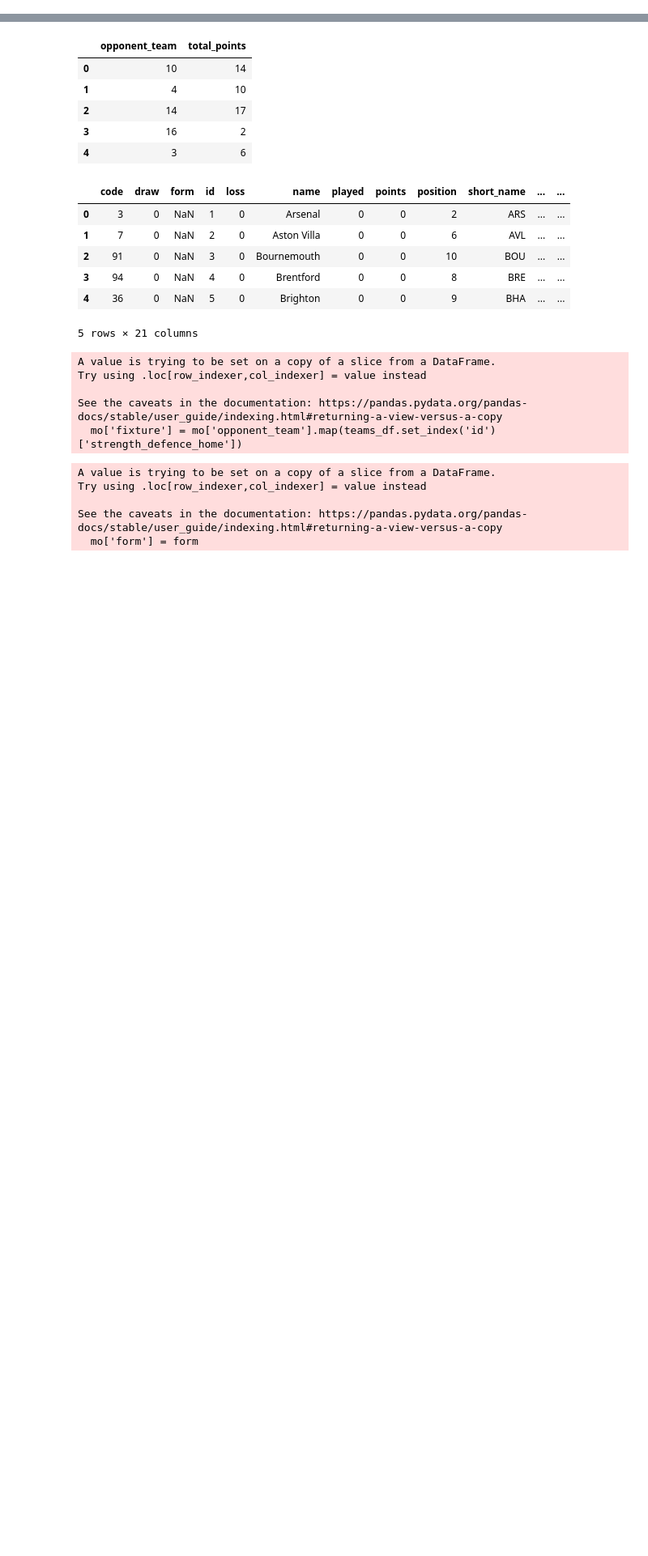
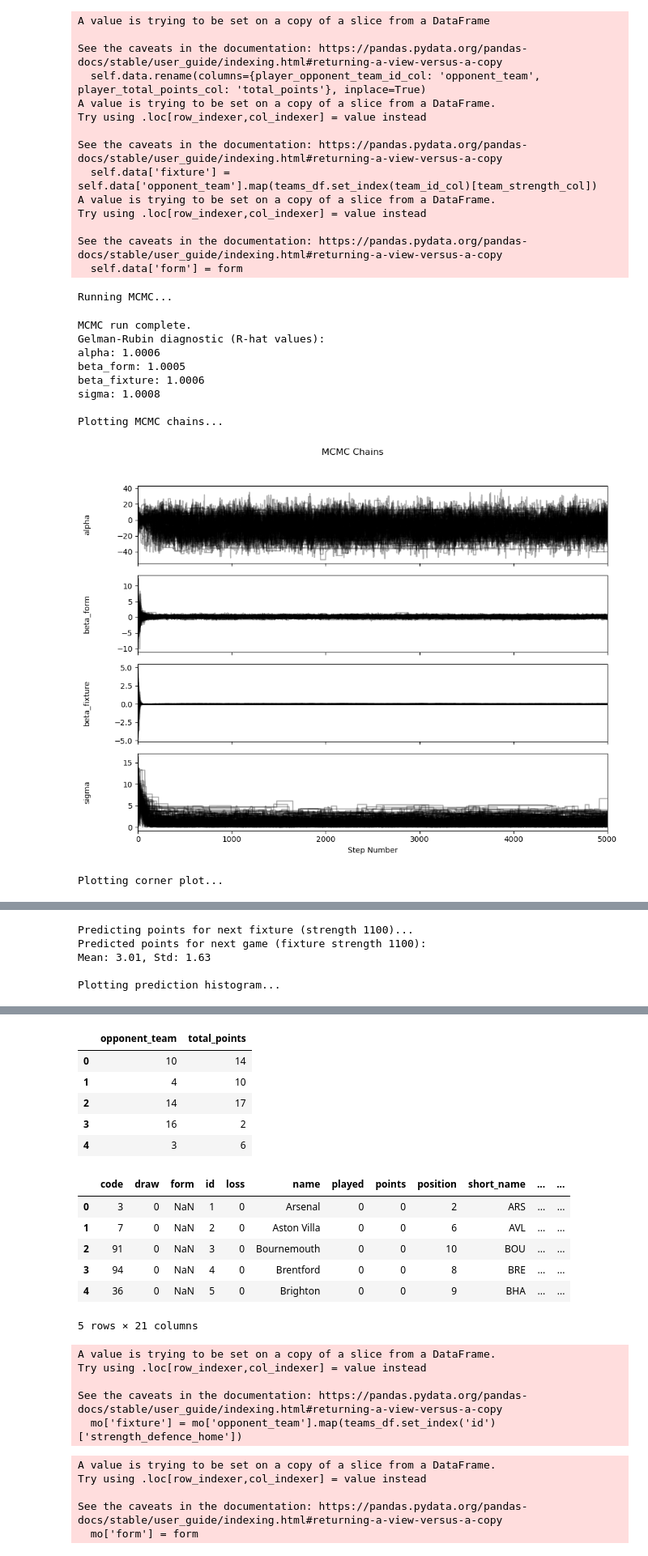
Before and after one commit to ctmurphey/bayesian-fpl, a Jupyter notebook: BayesianFPL.ipynb, the cells around one changed output, grey strips where cells are left out. Shown at 81% size. Drawn from its saved outputs; the diff is of its cells as text; code cells hidden in the pictures; blank space fills up the shorter version.

```diff
--- a/BayesianFPL.ipynb
+++ b/BayesianFPL.ipynb
@@ -3,3 +3,60 @@ import pandas as pd
 import numpy as np
 import matplotlib.pyplot as plt
 import emcee
+# %%
+from fpl_functions import player
+
+# --- Example using the player class ---
+
+
+player = player(gw_data_path='/Users/nasserm/Documents/vscode/lsstda/bayesian-fpl/Fantasy-Premier-League/data/2024-25/players/Justin_Kluivert_71/gw.csv', teams_data_path='teams.csv')
+
+print("\nRunning MCMC...")
+player.run_mcmc(n_steps=5000, n_burnin=1000, progress=True) # Using parameters from your notebook
+
+# 3. Plot the MCMC chains
+print("\nPlotting MCMC chains...")
+player.plot_chains()
+
+# 4. Plot the corner plot
+print("\nPlotting corner plot...")
+player.plot_corner()
+
+next_fixture_strength_example = 1100
+print(f"\nPredicting points for next fixture (strength {next_fixture_strength_example})...")
+mean_pts, std_pts, predicted_samples = player.predict_points(next_fixture_strength=next_fixture_strength_example, n_draws=1000)
+
+if predicted_samples is not None:
+    # 6. Plot the prediction histogram
+    print("\nPlotting prediction histogram...")
+    player.plot_prediction_histogram(predicted_samples, player_name="")
+
+    # You can save these predicted points if needed
+    # np.savetxt('predicted_points_haaland_class.csv', predicted_samples, delimiter=',')
+    # print(f"\nPredicted points saved to 'predicted_points_haaland_class.csv'")
+# %% [output]
+A value is trying to be set on a copy of a slice from a DataFrame
+
+See the caveats in the documentation: https://pandas.pydata.org/pandas-docs/stable/user_guide/indexing.html#returning-a-view-versus-a-copy
+  self.data.rename(columns={player_opponent_team_id_col: 'opponent_team', player_total_points_col: 'total_points'}, inplace=True)
+A value is trying to be set on a copy of a slice from a DataFrame.
+Try using .loc[row_indexer,col_indexer] = value instead
+
+See the caveats in the documentation: https://pandas.pydata.org/pandas-docs/stable/user_guide/indexing.html#returning-a-view-versus-a-copy
+  self.data['fixture'] = self.data['opponent_team'].map(teams_df.set_index(team_id_col)[team_strength_col])
+A value is trying to be set on a copy of a slice from a DataFrame.
+Try using .loc[row_indexer,col_indexer] = value instead
+
+See the caveats in the documentation: https://pandas.pydata.org/pandas-docs/stable/user_guide/indexing.html#returning-a-view-versus-a-copy
+  self.data['form'] = form
+Running MCMC...
+MCMC run complete.
+Gelman-Rubin diagnostic (R-hat values):
+alpha: 1.0006
+beta_form: 1.0005
+beta_fixture: 1.0006
+sigma: 1.0008
+
+Plotting MCMC chains...
+[figure, added]
+Plotting corner plot...
@@ -5,0 +64,5 @@ import emcee
+Predicting points for next fixture (strength 1100)...
+Predicted points for next game (fixture strength 1100):
+Mean: 3.01, Std: 1.63
+
+Plotting prediction histogram...
```
Also changed, not shown: parts of 16 cells of this notebook, 9 other files.
